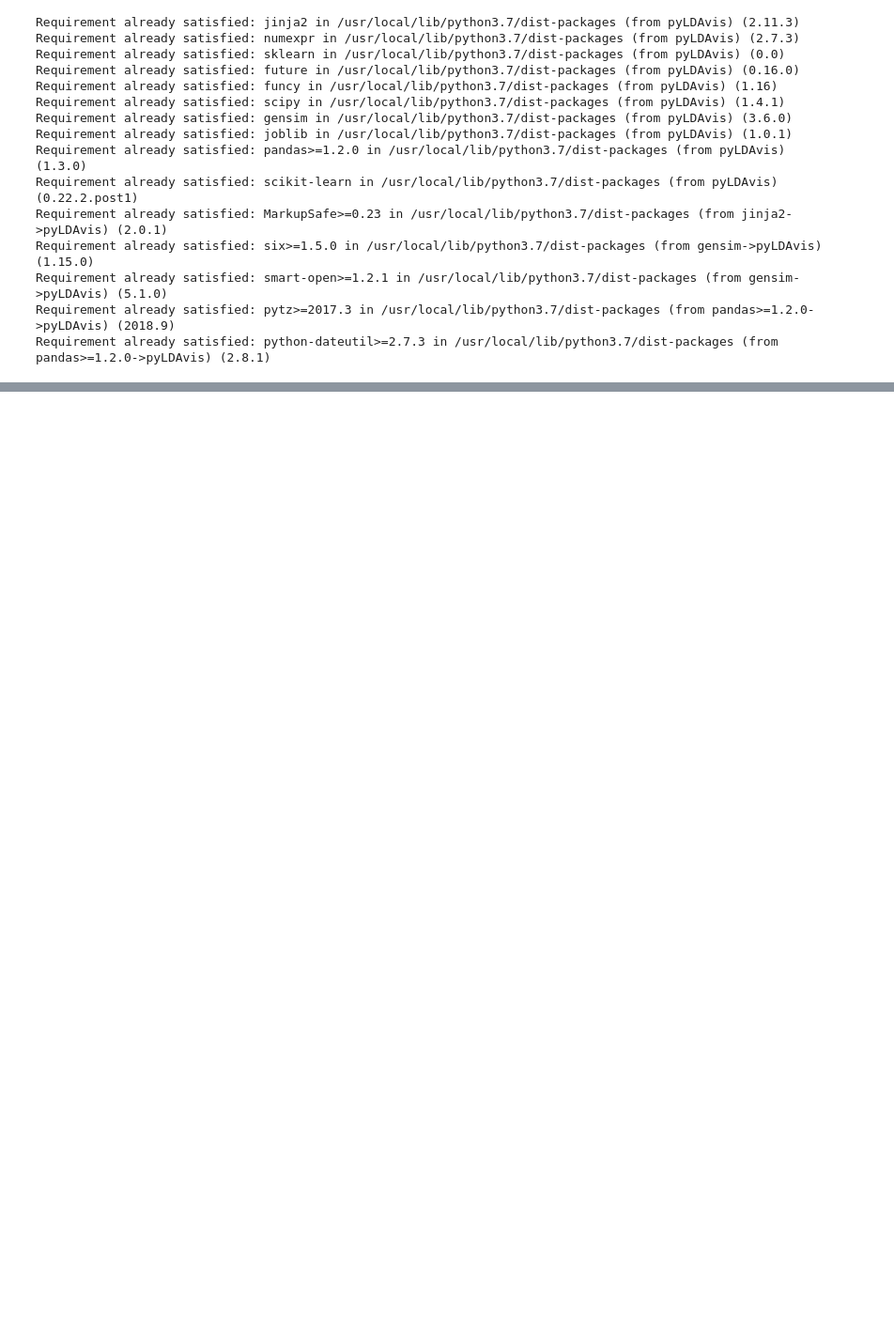
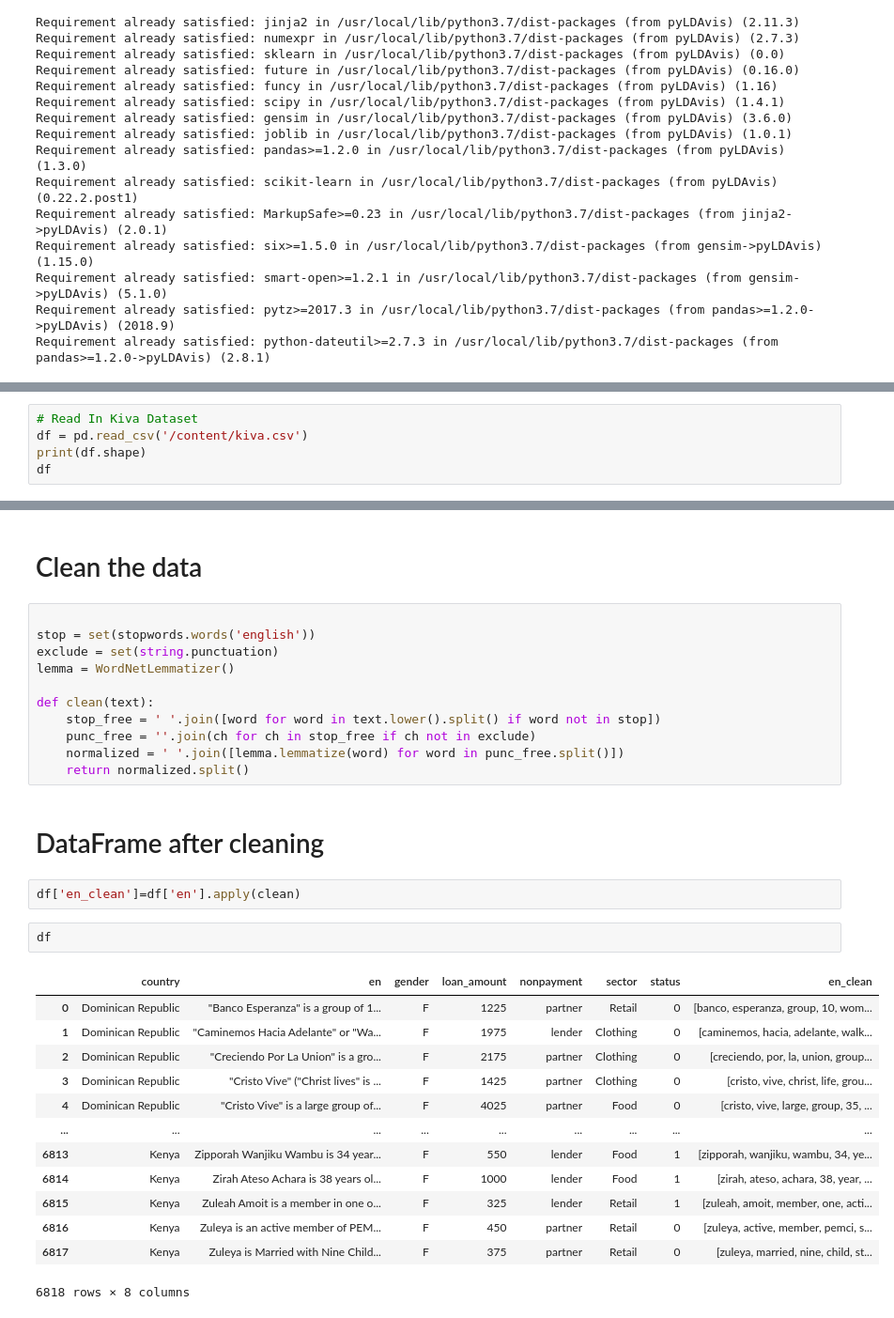
Before and after one commit to Moshekwa/Text-Analytucs-Topic-Modelling-for-Power-BI, a Jupyter notebook: Topic_Modeling_Using_Gensim.ipynb, the cells around one changed output, grey strips where cells are left out. Shown at 94% size. Cells and saved outputs as stored; diff of their text form; blank space fills up the shorter version.

```diff
--- a/Topic_Modeling_Using_Gensim.ipynb
+++ b/Topic_Modeling_Using_Gensim.ipynb
@@ -56,3 +61,8 @@ warnings.filterwarnings("ignore",category=DeprecationWarning)
 # %% [output]
 [nltk_data] Downloading package stopwords to /root/nltk_data...
 [nltk_data]   Package stopwords is already up-to-date!
+# %%
+# Read In Kiva Dataset
+df = pd.read_csv('/content/kiva.csv')
+print(df.shape)
+df
@@ -58,0 +84,34 @@ warnings.filterwarnings("ignore",category=DeprecationWarning)
+# %% [markdown]
+
+# Clean the data
+# %%
+
+stop = set(stopwords.words('english'))
+exclude = set(string.punctuation)
+lemma = WordNetLemmatizer()
+
+def clean(text):
+    stop_free = ' '.join([word for word in text.lower().split() if word not in stop])
+    punc_free = ''.join(ch for ch in stop_free if ch not in exclude)
+    normalized = ' '.join([lemma.lemmatize(word) for word in punc_free.split()])
+    return normalized.split()
+# %% [markdown]
+# DataFrame after cleaning
+# %%
+df['en_clean']=df['en'].apply(clean)
+# %%
+df
+# %% [output]
+|  | country | en | gender | loan_amount | nonpayment | sector | status | en_clean |
+| 0 | Dominican Republic | "Banco Esperanza" is a group of 1... | F | 1225 | partner | Retail | 0 | [banco, esperanza, group, 10, wom... |
+| 1 | Dominican Republic | "Caminemos Hacia Adelante" or "Wa... | F | 1975 | lender | Clothing | 0 | [caminemos, hacia, adelante, walk... |
+| 2 | Dominican Republic | "Creciendo Por La Union" is a gro... | F | 2175 | partner | Clothing | 0 | [creciendo, por, la, union, group... |
+| 3 | Dominican Republic | "Cristo Vive" ("Christ lives" is ... | F | 1425 | partner | Clothing | 0 | [cristo, vive, christ, life, grou... |
+| 4 | Dominican Republic | "Cristo Vive" is a large group of... | F | 4025 | partner | Food | 0 | [cristo, vive, large, group, 35, ... |
+| ... | ... | ... | ... | ... | ... | ... | ... | ... |
+| 6813 | Kenya | Zipporah Wanjiku Wambu is 34 year... | F | 550 | lender | Food | 1 | [zipporah, wanjiku, wambu, 34, ye... |
+| 6814 | Kenya | Zirah Ateso Achara is 38 years ol... | F | 1000 | lender | Food | 1 | [zirah, ateso, achara, 38, year, ... |
+| 6815 | Kenya | Zuleah Amoit is a member in one o... | F | 325 | lender | Retail | 1 | [zuleah, amoit, member, one, acti... |
+| 6816 | Kenya | Zuleya is an active member of PEM... | F | 450 | partner | Retail | 0 | [zuleya, active, member, pemci, s... |
+| 6817 | Kenya | Zuleya is Married with Nine Child... | F | 375 | partner | Retail | 0 | [zuleya, married, nine, child, st... |
+6818 rows × 8 columns
```
Also changed, not shown: parts of 16 cells of this notebook.
